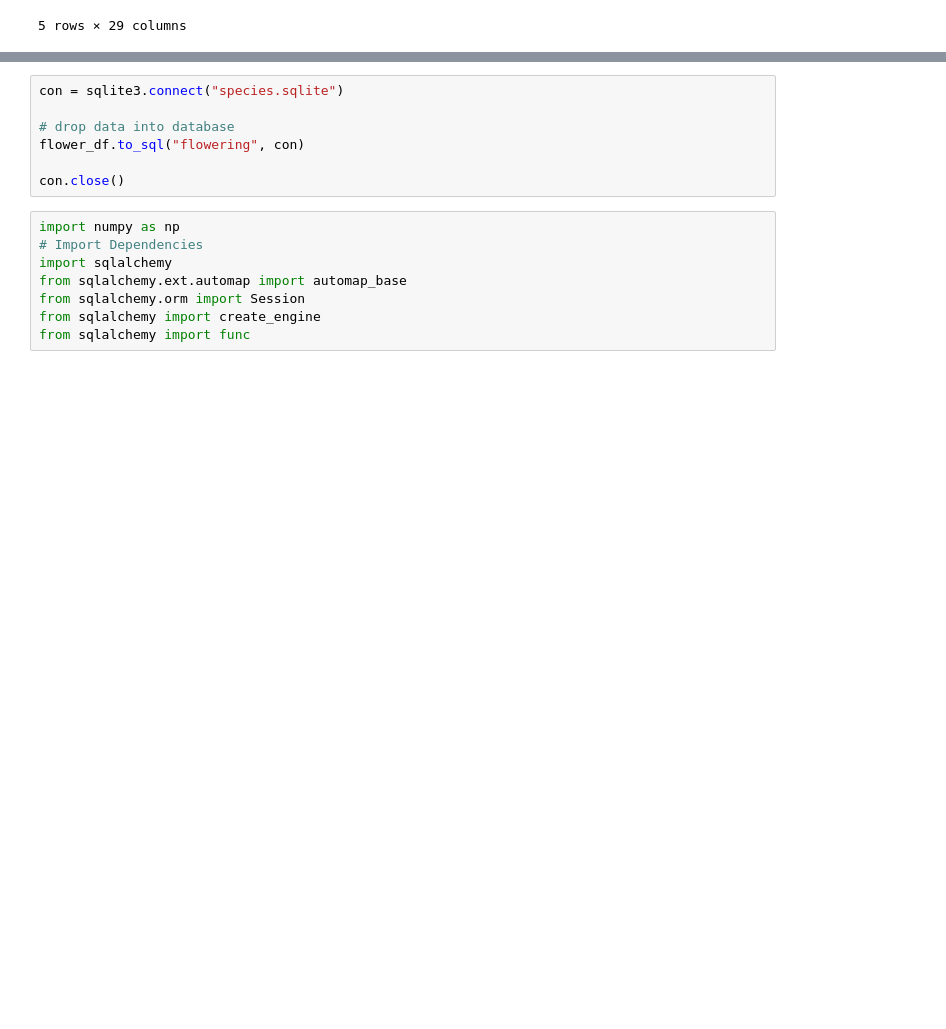
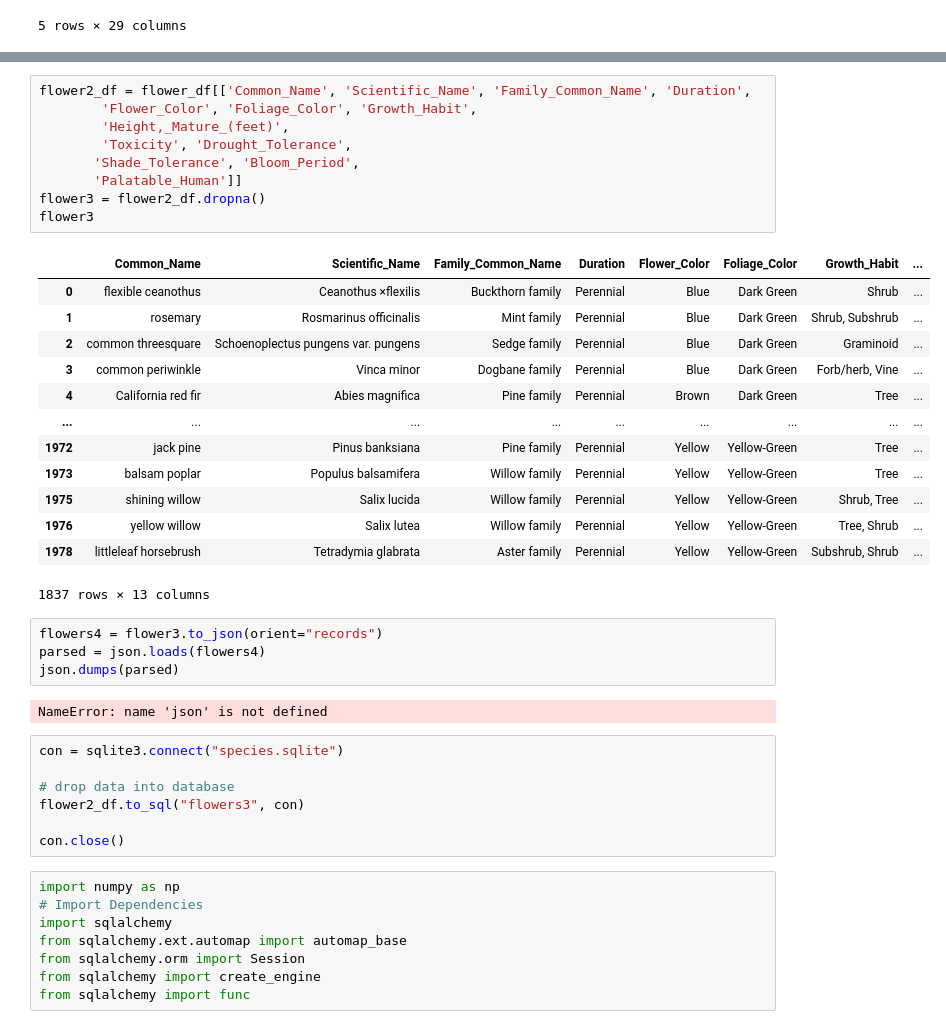
Before and after one commit to saronraut/PlantWorld, a Jupyter notebook: Shirley_sandbox/plant_finder/CleanFloweringTable.ipynb, the cells around one changed output, grey strips where cells are left out. Saved outputs shown, nothing was run; the diff lists cells and outputs as text; blank space fills up the shorter version.

```diff
--- a/Shirley_sandbox/plant_finder/CleanFloweringTable.ipynb
+++ b/Shirley_sandbox/plant_finder/CleanFloweringTable.ipynb
@@ -24,8 +36,37 @@ flower_df.head()
+# %%
+flower2_df = flower_df[['Common_Name', 'Scientific_Name', 'Family_Common_Name', 'Duration',
+        'Flower_Color', 'Foliage_Color', 'Growth_Habit',
+        'Height,_Mature_(feet)',
+        'Toxicity', 'Drought_Tolerance',
+       'Shade_Tolerance', 'Bloom_Period',
+       'Palatable_Human']]
+flower3 = flower2_df.dropna()
+flower3
+# %% [output]
+|  | Common_Name | Scientific_Name | Family_Common_Name | Duration | Flower_Color | Foliage_Color | Growth_Habit | ... |
+| 0 | flexible ceanothus | Ceanothus ×flexilis | Buckthorn family | Perennial | Blue | Dark Green | Shrub | ... |
+| 1 | rosemary | Rosmarinus officinalis | Mint family | Perennial | Blue | Dark Green | Shrub, Subshrub | ... |
+| 2 | common threesquare | Schoenoplectus pungens var. pungens | Sedge family | Perennial | Blue | Dark Green | Graminoid | ... |
+| 3 | common periwinkle | Vinca minor | Dogbane family | Perennial | Blue | Dark Green | Forb/herb, Vine | ... |
+| 4 | California red fir | Abies magnifica | Pine family | Perennial | Brown | Dark Green | Tree | ... |
+| ... | ... | ... | ... | ... | ... | ... | ... | ... |
+| 1972 | jack pine | Pinus banksiana | Pine family | Perennial | Yellow | Yellow-Green | Tree | ... |
+| 1973 | balsam poplar | Populus balsamifera | Willow family | Perennial | Yellow | Yellow-Green | Tree | ... |
+| 1975 | shining willow | Salix lucida | Willow family | Perennial | Yellow | Yellow-Green | Shrub, Tree | ... |
+| 1976 | yellow willow | Salix lutea | Willow family | Perennial | Yellow | Yellow-Green | Tree, Shrub | ... |
+| 1978 | littleleaf horsebrush | Tetradymia glabrata | Aster family | Perennial | Yellow | Yellow-Green | Subshrub, Shrub | ... |
+1837 rows × 13 columns
+# %%
+flowers4 = flower3.to_json(orient="records")
+parsed = json.loads(flowers4)
+json.dumps(parsed)
+# %% [output]
+NameError: name 'json' is not defined
 # %%
 con = sqlite3.connect("species.sqlite")
 
 # drop data into database
-flower_df.to_sql("flowering", con)
+flower2_df.to_sql("flowers3", con)
 
 con.close()
 # %%
```
Also changed, not shown: parts of 1 cell of this notebook, 5 other files.
